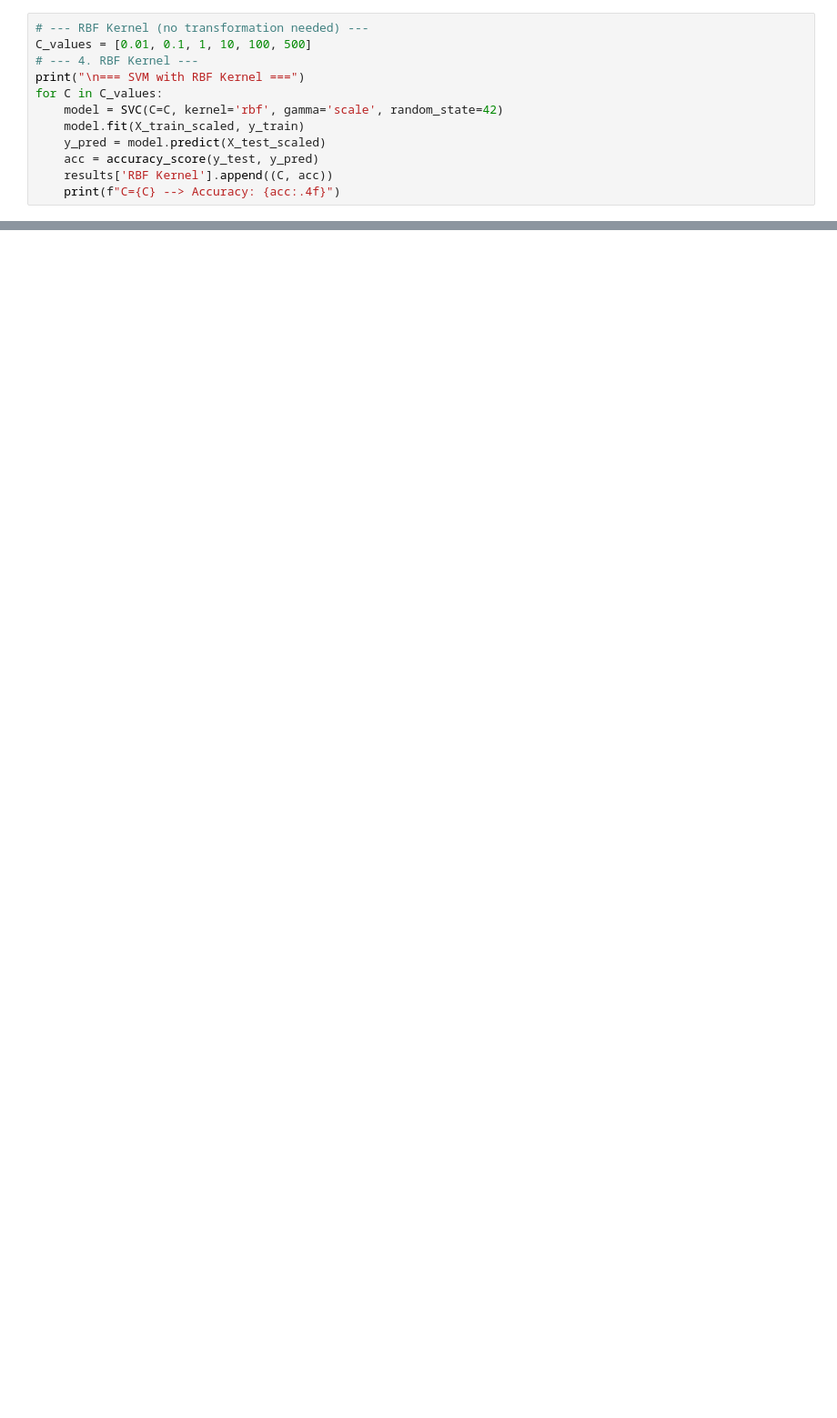
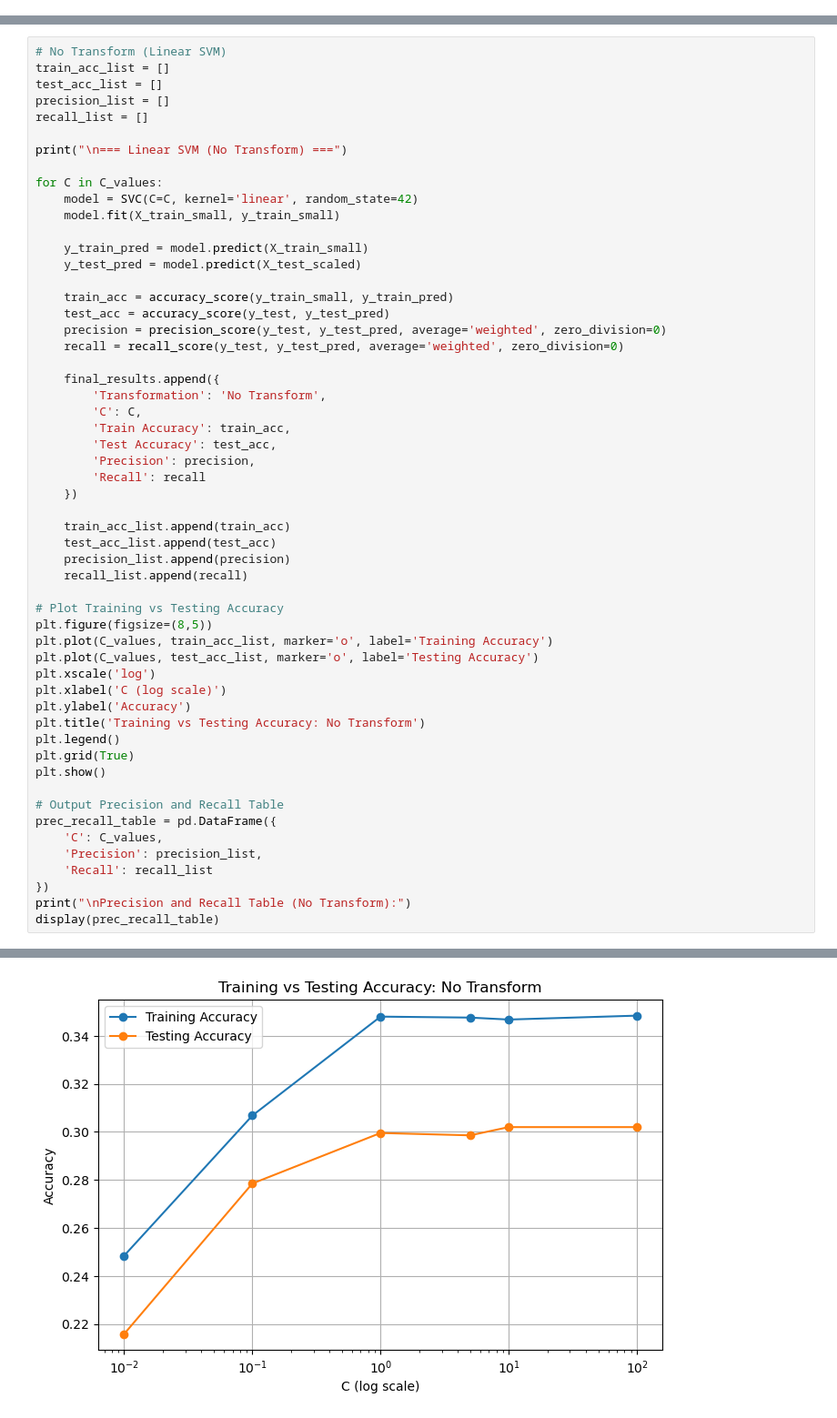
Before and after one commit to yuzukaR/ML_Final, a Jupyter notebook: svm.ipynb, the cells around one changed output, grey strips where cells are left out. Shown: that part at 91% size. Drawn from its saved outputs; the diff is of its cells as text; blank space fills up the shorter version.

```diff
--- a/svm.ipynb
+++ b/svm.ipynb
@@ -95,12 +29,0 @@ C=100 --> Accuracy: 0.3059
-# %%
-# --- RBF Kernel (no transformation needed) ---
-C_values = [0.01, 0.1, 1, 10, 100, 500]
-# --- 4. RBF Kernel ---
-print("\n=== SVM with RBF Kernel ===")
-for C in C_values:
-    model = SVC(C=C, kernel='rbf', gamma='scale', random_state=42)
-    model.fit(X_train_scaled, y_train)
-    y_pred = model.predict(X_test_scaled)
-    acc = accuracy_score(y_test, y_pred)
-    results['RBF Kernel'].append((C, acc))
-    print(f"C={C} --> Accuracy: {acc:.4f}")
@@ -114,0 +30,56 @@ C=1000 --> Accuracy: 0.3583
+# %%
+# No Transform (Linear SVM)
+train_acc_list = []
+test_acc_list = []
+precision_list = []
+recall_list = []
+
+print("\n=== Linear SVM (No Transform) ===")
+
+for C in C_values:
+    model = SVC(C=C, kernel='linear', random_state=42)
+    model.fit(X_train_small, y_train_small)
+
+    y_train_pred = model.predict(X_train_small)
+    y_test_pred = model.predict(X_test_scaled)
+
+    train_acc = accuracy_score(y_train_small, y_train_pred)
+    test_acc = accuracy_score(y_test, y_test_pred)
+    precision = precision_score(y_test, y_test_pred, average='weighted', zero_division=0)
+    recall = recall_score(y_test, y_test_pred, average='weighted', zero_division=0)
+
+    final_results.append({
+        'Transformation': 'No Transform',
+        'C': C,
+        'Train Accuracy': train_acc,
+        'Test Accuracy': test_acc,
+        'Precision': precision,
+        'Recall': recall
+    })
+
+    train_acc_list.append(train_acc)
+    test_acc_list.append(test_acc)
+    precision_list.append(precision)
+    recall_list.append(recall)
+
+# Plot Training vs Testing Accuracy
+plt.figure(figsize=(8,5))
+plt.plot(C_values, train_acc_list, marker='o', label='Training Accuracy')
+plt.plot(C_values, test_acc_list, marker='o', label='Testing Accuracy')
+plt.xscale('log')
+plt.xlabel('C (log scale)')
+plt.ylabel('Accuracy')
+plt.title('Training vs Testing Accuracy: No Transform')
+plt.legend()
+plt.grid(True)
+plt.show()
+
+# Output Precision and Recall Table
+prec_recall_table = pd.DataFrame({
+    'C': C_values,
+    'Precision': precision_list,
+    'Recall': recall_list
+})
+print("\nPrecision and Recall Table (No Transform):")
+display(prec_recall_table)
+# %% [output]
@@ -114,0 +87 @@ C=1000 --> Accuracy: 0.3583
+[figure, added]
```
Also changed, not shown: parts of 12 cells of this notebook.
